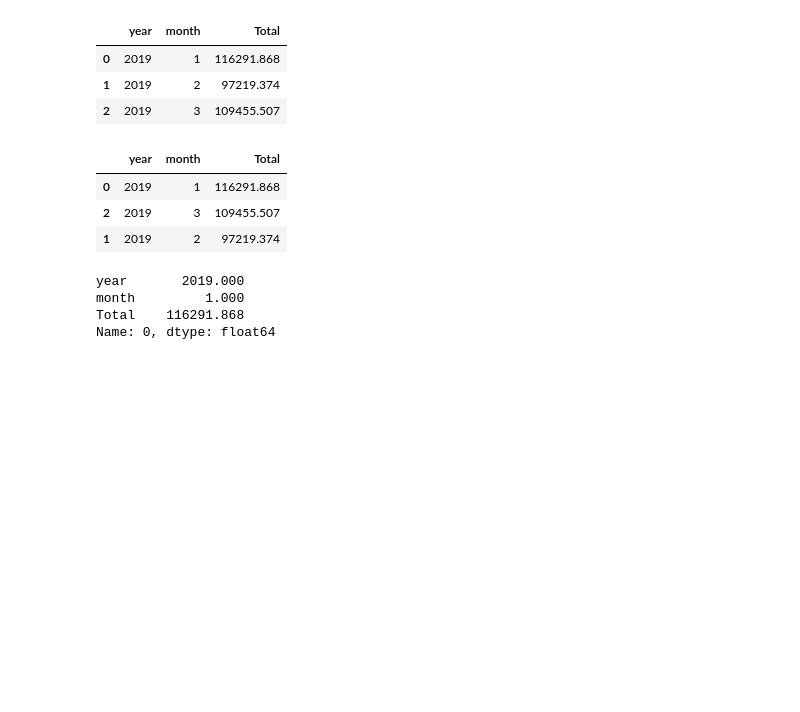
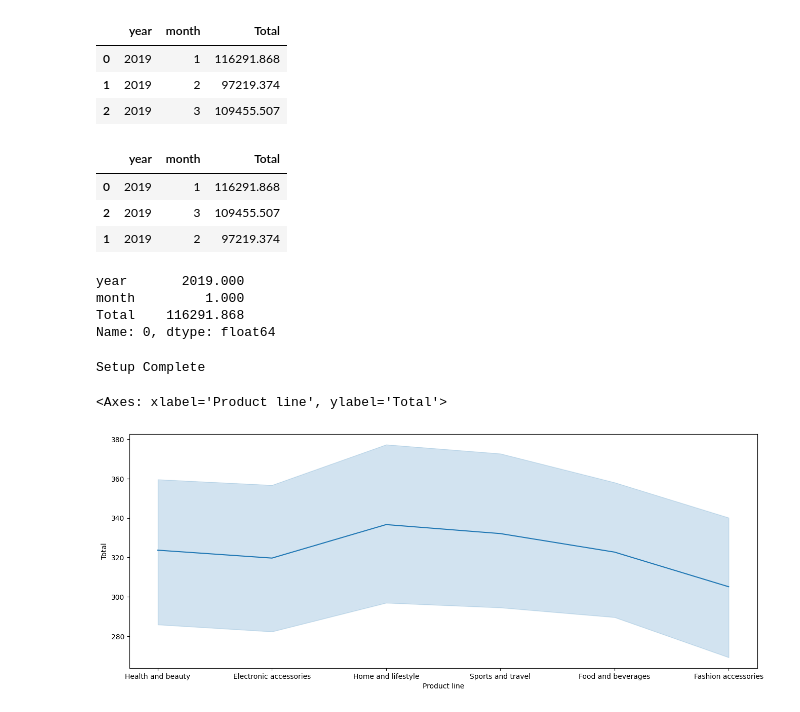
Before and after one commit to codekunoichi/learning-datascience, a Jupyter notebook: pandas/portfolio-projects/prob_1_analyze_sales_data.ipynb, the cells around one changed output. Cells and saved outputs as stored; diff of their text form; code cells hidden in the pictures; blank space fills up the shorter version.

Commit message:
add data visualization

```diff
--- a/pandas/portfolio-projects/prob_1_analyze_sales_data.ipynb
+++ b/pandas/portfolio-projects/prob_1_analyze_sales_data.ipynb
@@ -167,3 +167,21 @@ year       2019.000
 month         1.000
 Total    116291.868
 Name: 0, dtype: float64
+# %%
+import pandas as pd
+pd.plotting.register_matplotlib_converters()
+import matplotlib.pyplot as plt
+%matplotlib inline
+import seaborn as sns
+print("Setup Complete")
+# %% [output]
+Setup Complete
+# %%
+# Set the width and height of the figure
+plt.figure(figsize=(16,6))
+
+# Line chart showing how productlines did for total sales
+sns.lineplot(data=sales_data, y=sales_data['Total'], x=sales_data['Product line'])
+# %% [output]
+<Axes: xlabel='Product line', ylabel='Total'>
+[figure, added]
```
Also changed, not shown: parts of 2 cells of this notebook.
